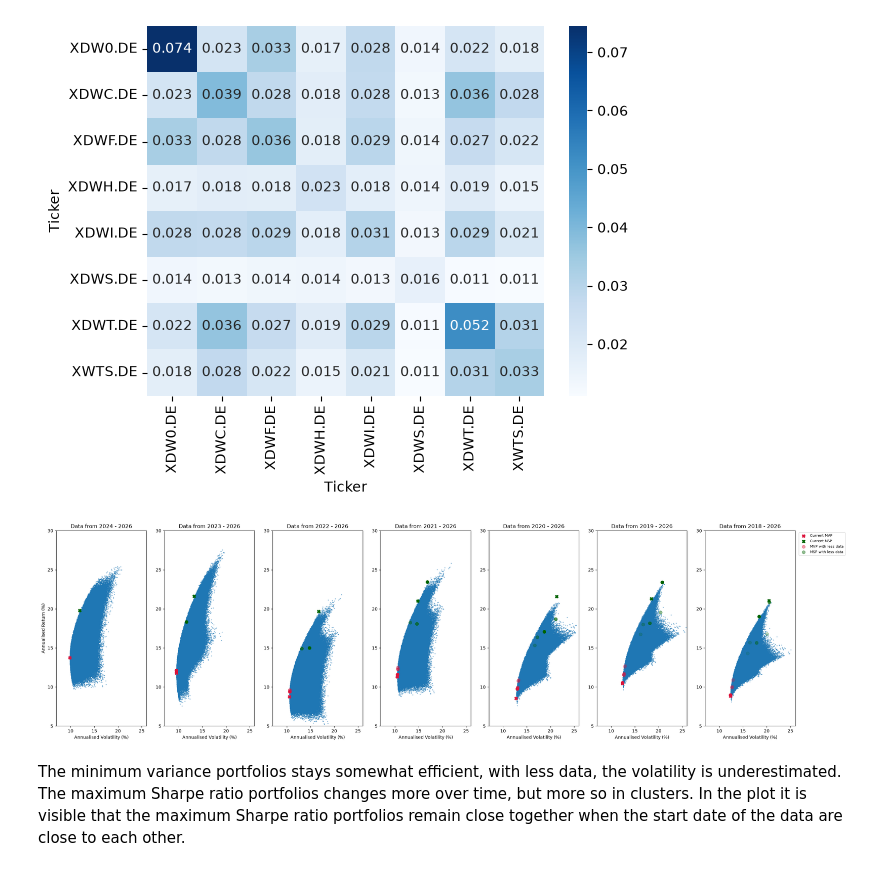
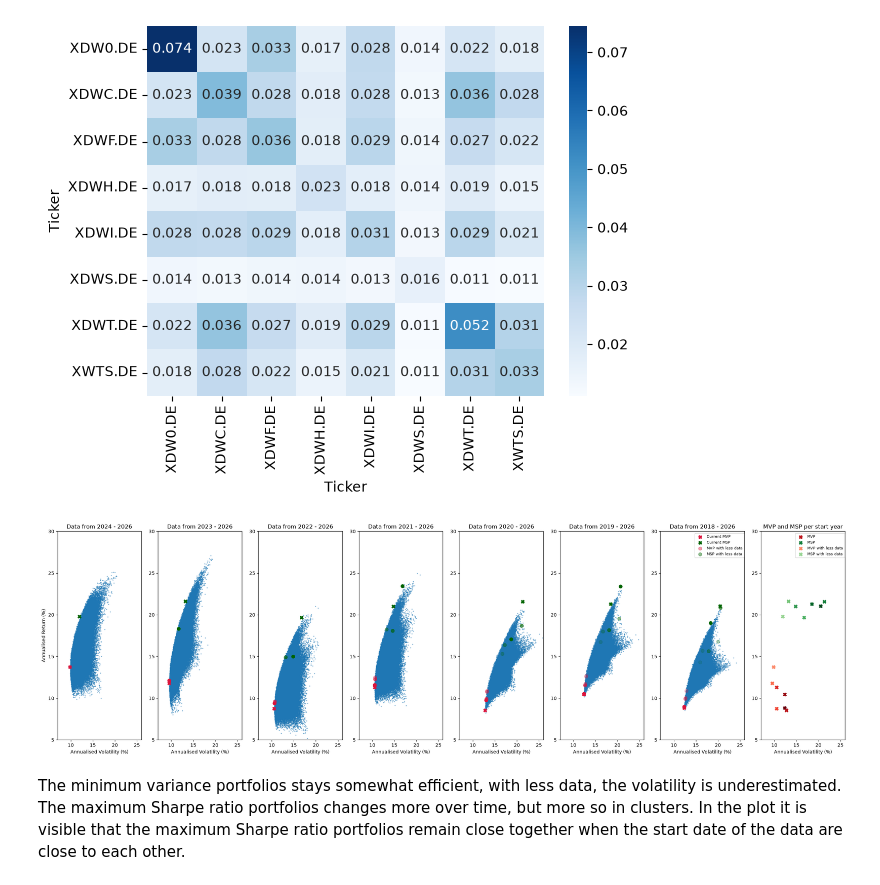
Before and after one commit to ThijsvdLeemkolk/quant-finance, a Jupyter notebook: notebooks/01_historical_impact_ef.ipynb, the cells around one changed output. Cells and saved outputs as stored; diff of their text form; code cells hidden in the pictures.

Commit message:
Edit combine plots

```diff
--- a/notebooks/01_historical_impact_ef.ipynb
+++ b/notebooks/01_historical_impact_ef.ipynb
@@ -50,7 +49,7 @@ plt.show()
 # %% [output]
 [figure]
 # %%
-random_weights = np.random.dirichlet(np.ones(n), size=500000).T # Dirichlet distribution to ensure weights sum to 1, while being random.
+random_weights = np.random.dirichlet(np.ones(n), size=100000).T # Dirichlet distribution to ensure weights sum to 1, while being random.
 
 portfolio_returns = {year: random_weights.T @ mean_returns[year] for year, df in datasets.items()}
 portfolio_variance = {year: np.einsum('ij,jk,ik->i', random_weights.T, cov_matrix[year], random_weights.T) for year, df in datasets.items()} # einsum for computation speed
@@ -68,33 +67,48 @@ wms_volatility = {year: np.sqrt(wms[year].x.T @ cov_matrix[year] @ wms[year].x)
 # %%
 plt.figure(figsize=(30, 8))
 wmv_returnold = {}
 wmv_volatilityold = {}
 wms_returnold = {}
 wms_volatilityold = {}
 
 for i, year in enumerate(datasets, start = 1):
-    plt.subplot(1, 7, i)
+    plt.subplot(1, 8, i)
     plt.scatter(portfolio_volatility[year] * 100, portfolio_returns[year] * 100, s=2, alpha=0.4)
     plt.scatter(wmv_volatility[year] * 100, wmv_return[year] * 100, s=50, c='crimson', marker='X', label='Current MVP')
     plt.scatter(wms_volatility[year] * 100, wms_return[year] * 100, s=50, c='darkgreen', marker='X', label='Current MSP')
     for j in range(1, 7):
         if year + j in datasets:
             wmv_returnold[year + j] = wmv[year + j].x.T @ mean_returns[year]
             wmv_volatilityold[year + j] = np.sqrt(wmv[year + j].x.T @ cov_matrix[year] @ wmv[year + j].x)
             wms_returnold[year + j] = wms[year + j].x.T @ mean_returns[year]
             wms_volatilityold[year + j] = np.sqrt(wms[year + j].x.T @ cov_matrix[year] @ wms[year + j].x)
             plt.scatter(wmv_volatilityold[year + j] * 100, wmv_returnold[year + j] * 100, s=50, c='crimson', alpha = 0.65 ** (j - 1), marker='o', label='MVP with less data' if j == 3 else None)
             plt.scatter(wms_volatilityold[year + j] * 100, wms_returnold[year + j] * 100, s=50, c='darkgreen', alpha = 0.65 ** (j - 1), marker='o', label='MSP with less data' if j == 3 else None)
     plt.xlim(7, 26)
     plt.ylim(5, 30)
     plt.xlabel('Annualised Volatility (%)')
     plt.ylabel('Annualised Return (%)' if i == 1 else None)
     plt.title(f'Data from {year} - 2026')
+plt.legend(bbox_to_anchor=(1.02, 1), loc='upper right', fontsize=8)
 
-plt.legend(bbox_to_anchor=(1.02, 1), loc='upper left', fontsize=8)
+cmap_mv = plt.cm.Reds
+cmap_ms = plt.cm.Greens
+shades = np.linspace(0.4, 1.0, len(datasets))
+
+for shade, year in zip(reversed(shades), reversed(datasets)): # For legend ordening
+    plt.subplot(1, 8, 8)
+    plt.scatter(wmv_volatility[year] * 100, wmv_return[year] * 100, s=50, c=cmap_mv(shade), marker='X', label='MVP' if shade == shades[4] else 'MVP with less data' if shade == shades[0] else None)
+    plt.scatter(wms_volatility[year] * 100, wms_return[year] * 100, s=50, c=cmap_ms(shade), marker='X', label='MSP' if shade == shades[4] else 'MSP with less data' if shade == shades[0] else None)
+    plt.xlim(7, 26)
+    plt.ylim(5, 30)
+    plt.xlabel('Annualised Volatility (%)')
+    plt.title('MVP and MSP per start year')
+
+plt.legend(bbox_to_anchor=(1.02, 1), loc='upper right', fontsize=8)
+
 plt.savefig('../images/01_0.png', dpi=200, bbox_inches='tight')
 plt.show()
 # %% [output]
-[figure, old version]
+[figure, new version]
 # %% [markdown]
 The minimum variance portfolios stays somewhat efficient, with less data, the volatility is underestimated. The maximum Sharpe ratio portfolios changes more over time, but more so in clusters. In the plot it is visible that the maximum Sharpe ratio portfolios remain close together when the start date of the data are close to each other.
```
Also changed, not shown: parts of 3 cells of this notebook, 3 other files.
